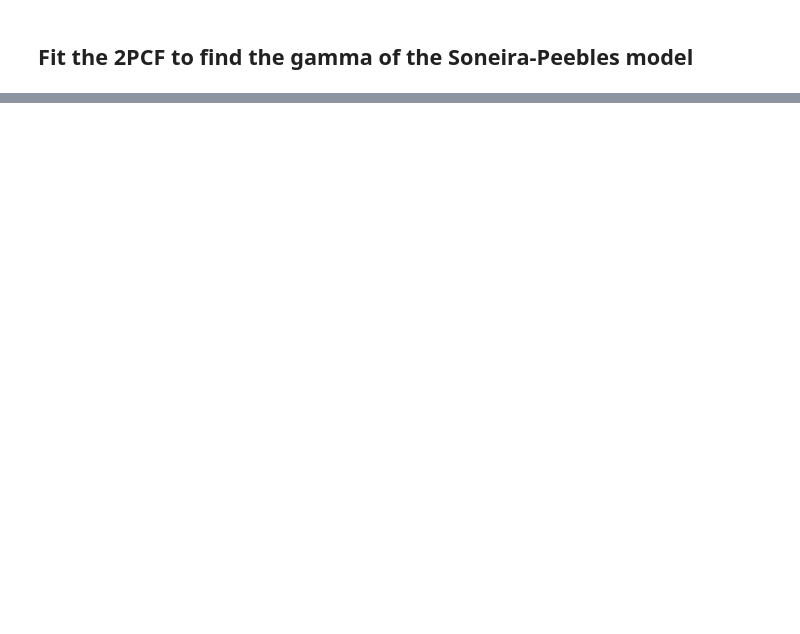
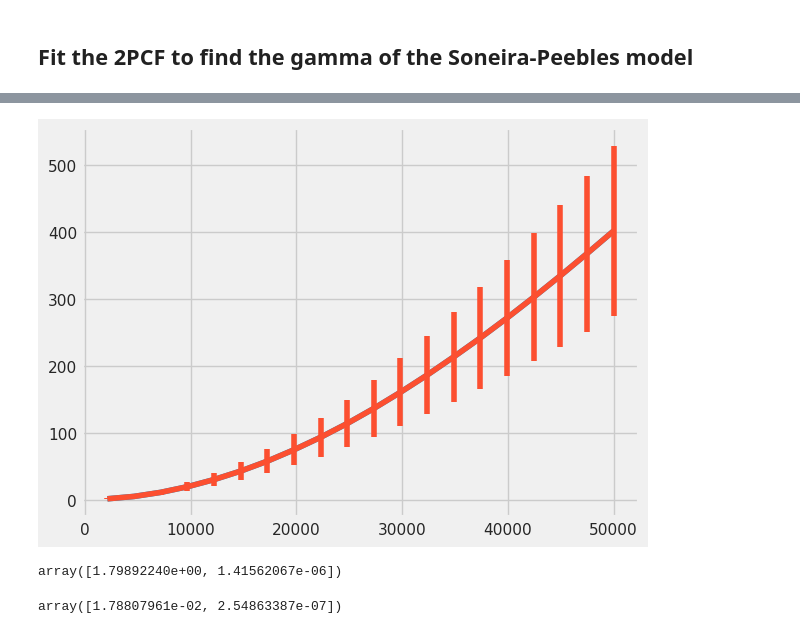
Before and after one commit to Presigny/fake_world, a Jupyter notebook: notebooks/2pcf.ipynb, the cells around one changed output, grey strips where cells are left out. Drawn from its saved outputs; the diff is of its cells as text; code cells hidden in the pictures; blank space fills up the shorter version.

```diff
--- a/notebooks/2pcf.ipynb
+++ b/notebooks/2pcf.ipynb
@@ -310,0 +353,2 @@ SyntaxError: can't use starred expression here (184306875.py, line 1)
+# %%
+distance_data = distance.cdist(coord,coord).astype(np.int32)
@@ -310,0 +368,25 @@ SyntaxError: can't use starred expression here (184306875.py, line 1)
+# %%
+rmin=mtpc.compute_rmin(gdf_projected)
+rmax=5e4
+N= np.linspace(rmin,rmax,20)
+correlation_dimension = []
+for n in N:
+    correlation_dimension.append(len(np.where( distance_data < n)[0])/len(gdf_projected))
+# %%
+rmin=mtpc.compute_rmin(gdf_projected)
+N= np.linspace(rmin,rmax,20)
+correlation_dimension = []
+std_corr_dim = []
+N_square = len(gdf_projected)*len(gdf_projected)
+for n in N:
+    correlation_at_n = []
+    for i in range(len(distance_data)):
+        correlation_at_n.append(len(np.where( distance_data[i] < n)[0]))
+    correlation_dimension.append(np.mean(correlation_at_n))
+    std_corr_dim.append(np.std(correlation_at_n))
+# %%
+plt.plot(N,correlation_dimension)
+plt.errorbar(N,correlation_dimension,yerr=std_corr_dim)
+plt.show()
+# %% [output]
+[figure, added]
@@ -310,0 +398,8 @@ SyntaxError: can't use starred expression here (184306875.py, line 1)
+# %%
+popt
+# %% [output]
+array([1.79892240e+00, 1.41562067e-06])
+# %%
+np.sqrt(np.diag(pcov))
+# %% [output]
+array([1.78807961e-02, 2.54863387e-07])
```
Also changed, not shown: parts of 35 cells of this notebook, 6 other files.
